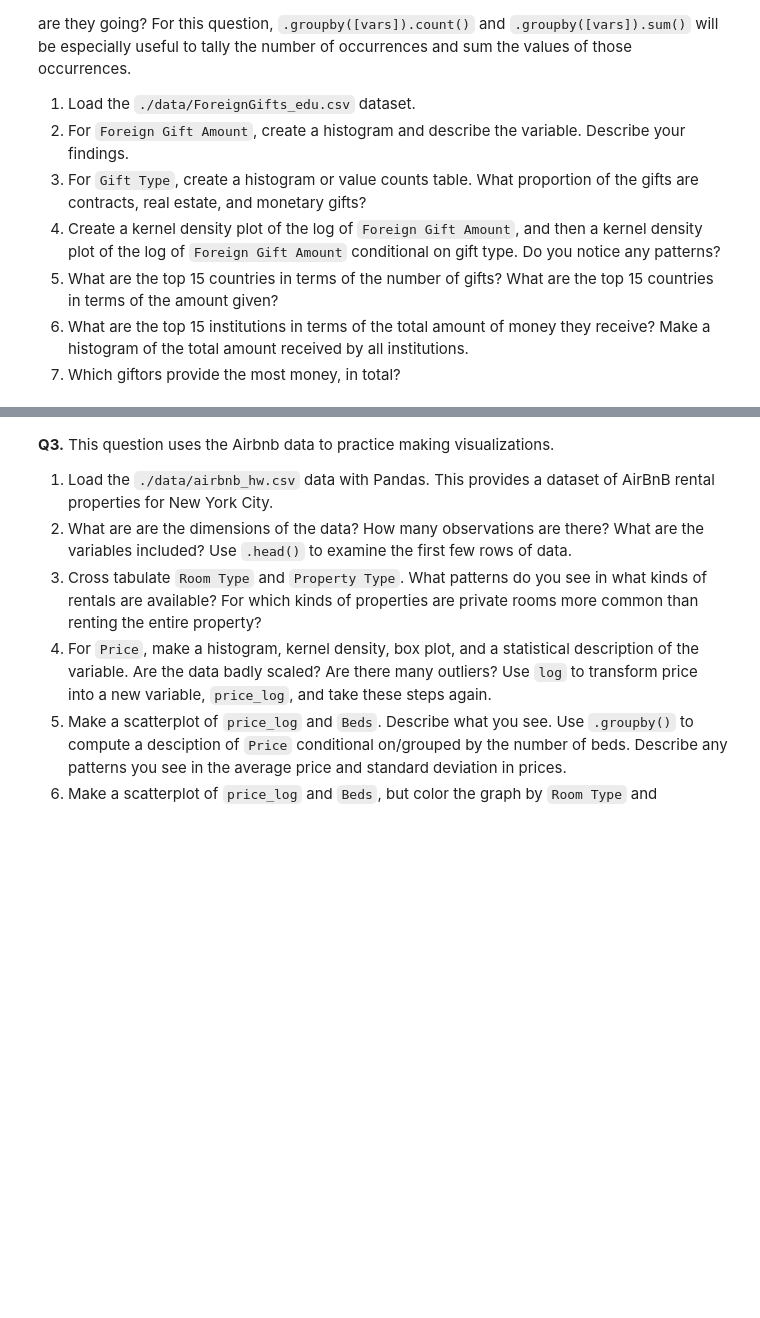
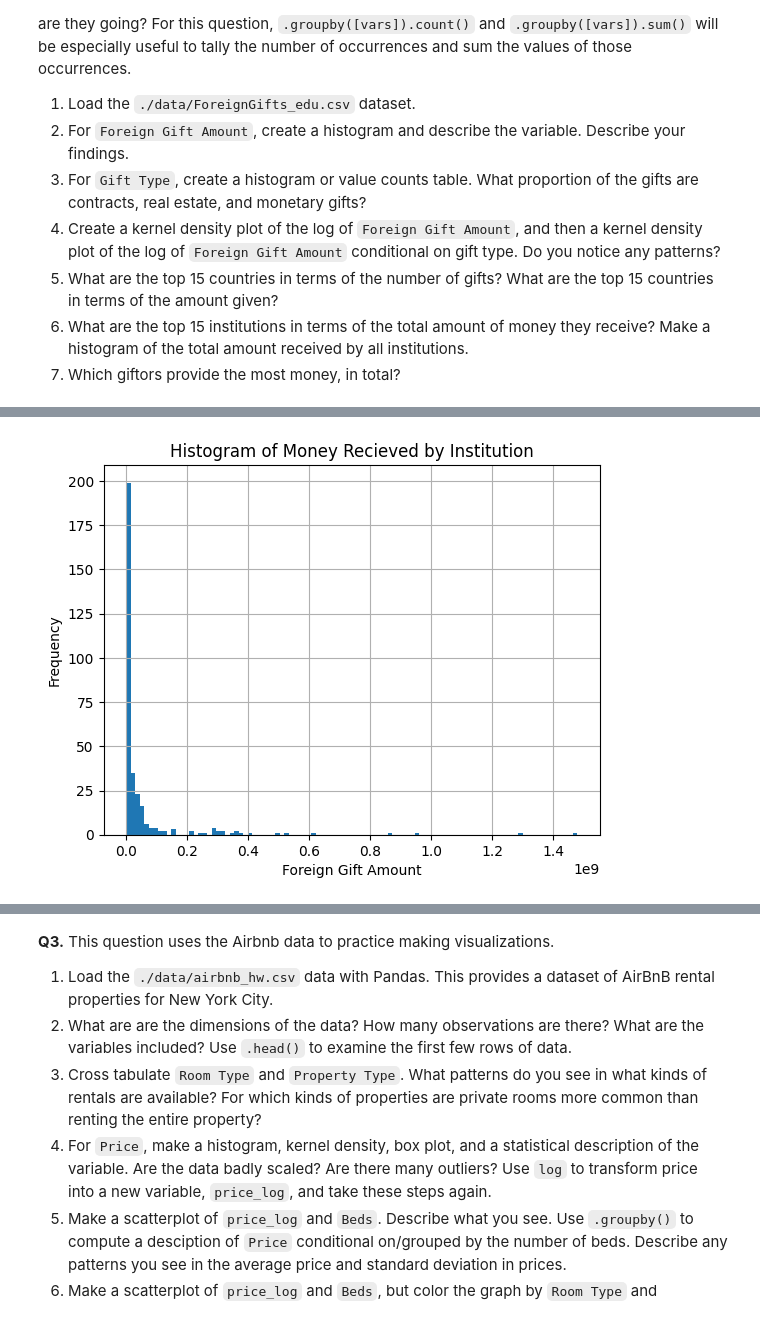
Before and after one commit to michaelhunter12/EDA, a Jupyter notebook: assignment/assignment.ipynb, the cells around one changed output, grey strips where cells are left out. Saved outputs shown, nothing was run; the diff lists cells and outputs as text; code cells hidden in the pictures; blank space fills up the shorter version.

```diff
--- a/assignment/assignment.ipynb
+++ b/assignment/assignment.ipynb
@@ -42,0 +206,8 @@ It can be very helpful to understand some basic properties of these statistics.
+# %%
+college_hist = gifts.groupby('Institution Name')['Foreign Gift Amount'].sum().hist(bins=100)
+plt.title('Histogram of Money Recieved by Institution')
+plt.xlabel('Foreign Gift Amount')
+plt.ylabel('Frequency')
+plt.show()
+# %% [output]
+[figure, added]
```
Also changed, not shown: parts of 50 cells of this notebook.
